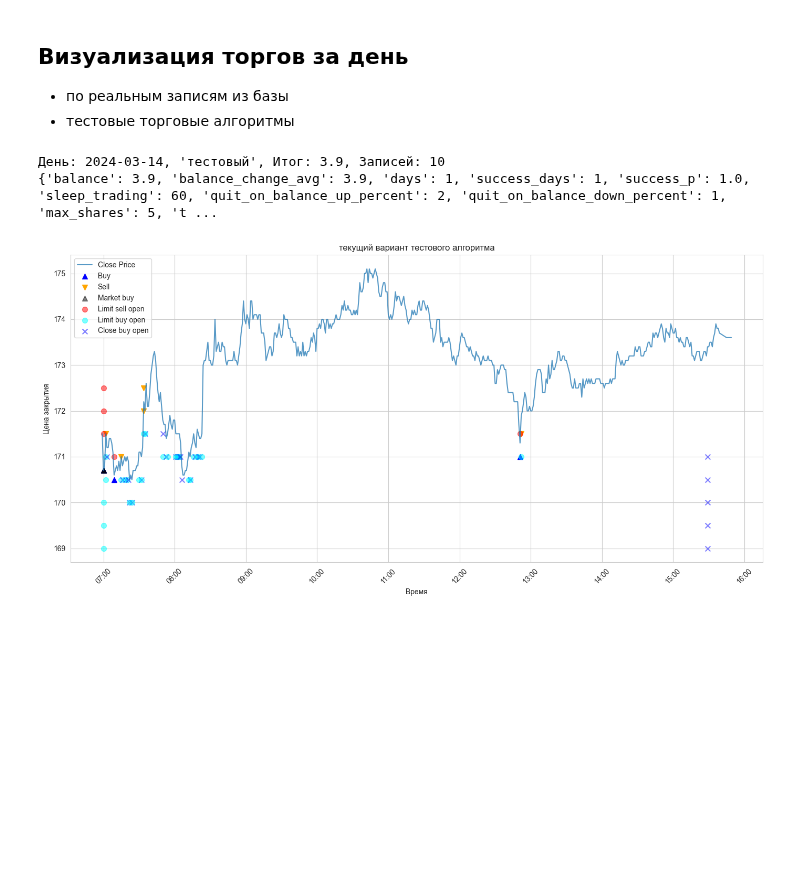
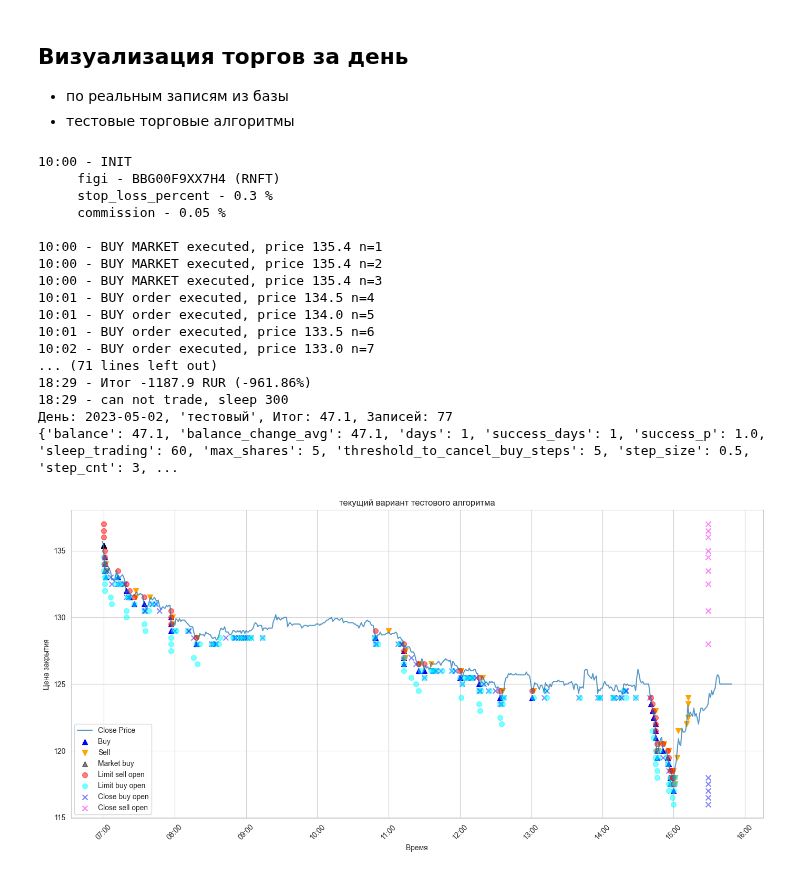
Before and after one commit to sapozhkov/fin, a Jupyter notebook: t_day_vis.ipynb, the cells around one changed output. Saved outputs shown, nothing was run; the diff lists cells and outputs as text; code cells hidden in the pictures; blank space fills up the shorter version.

```diff
--- a/t_day_vis.ipynb
+++ b/t_day_vis.ipynb
@@ -25,7 +25,16 @@ from test_env.test_alg import TestAlgorithm
 historical_trade = HistoricalTrade()
 data_handler = HistoricalCandles(TOKEN, FIGI, TICKER)
 
-date = '2024-03-14'
+# проблемные зоны - тут идет лютый спад и всё сливается
+date = '2023-05-02'
+# date = '2023-08-25'
+# date = '2023-09-07'
+# date = '2023-09-11'
+# date = '2023-09-19'
+
+# тут резкий скачок и перестает идти торговля
+# date = '2023-09-12'
+
 # date = None # '2024-03-21'
 alg_name = '-' #'v5_t60'
 
@@ -35,7 +44,7 @@ def show_test_alg(date_):
     if date_ is None:
         date_ = datetime.now().strftime('%Y-%m-%d')
 
-    test_alg = TestAlgorithm(TOKEN, TICKER, FIGI, do_printing=False)
+    test_alg = TestAlgorithm(TOKEN, TICKER, FIGI, do_printing=True)
 
     result = test_alg.test(
         last_test_date = date_,
@@ -47,33 +56,48 @@ def show_test_alg(date_):
         shares_count=0,
 
         sleep_trading=1 * 60,
     )
 
     print(f"День: {date_}, 'тестовый', Итог: {result['balance']}, Записей: {result['operations_cnt']}")
     print(result)
 
     viz.draw(
         date_,
         test_alg.accounting_helper.get_deals(),
         test_alg.accounting_helper.get_orders(),
         'текущий вариант тестового алгоритма'
     )
 
 results = historical_trade.get_daily_totals(date, alg_name)
 
 for obj in results:
     print(f"День: {obj.date}, {obj.alg_name}, "
           f"{'Итог' if obj.is_closed else 'Подытог'}: {obj.total}, "
           f"Записей: {obj.cnt}")
     viz.draw(
         obj.date,
         historical_trade.get_deals(obj.date, obj.alg_name),
         [],
         obj.alg_name
     )
 
 show_test_alg(date)
 # %% [output]
-День: 2024-03-14, 'тестовый', Итог: 3.9, Записей: 10
-{'balance': 3.9, 'balance_change_avg': 3.9, 'days': 1, 'success_days': 1, 'success_p': 1.0, 'sleep_trading': 60, 'quit_on_balance_up_percent': 2, 'quit_on_balance_down_percent': 1, 'max_shares': 5, 't ...
+10:00 - INIT
+     figi - BBG00F9XX7H4 (RNFT)
+     stop_loss_percent - 0.3 %
+     commission - 0.05 %
+
+10:00 - BUY MARKET executed, price 135.4 n=1
+10:00 - BUY MARKET executed, price 135.4 n=2
+10:00 - BUY MARKET executed, price 135.4 n=3
+10:01 - BUY order executed, price 134.5 n=4
+10:01 - BUY order executed, price 134.0 n=5
+10:01 - BUY order executed, price 133.5 n=6
+10:02 - BUY order executed, price 133.0 n=7
+... (71 lines left out)
+18:29 - Итог -1187.9 RUR (-961.86%)
+18:29 - can not trade, sleep 300
+День: 2023-05-02, 'тестовый', Итог: 47.1, Записей: 77
+{'balance': 47.1, 'balance_change_avg': 47.1, 'days': 1, 'success_days': 1, 'success_p': 1.0, 'sleep_trading': 60, 'max_shares': 5, 'threshold_to_cancel_buy_steps': 5, 'step_size': 0.5, 'step_cnt': 3, ...
-[figure, old version]
+[figure, new version]
```
Also changed, not shown: 1 other file.
